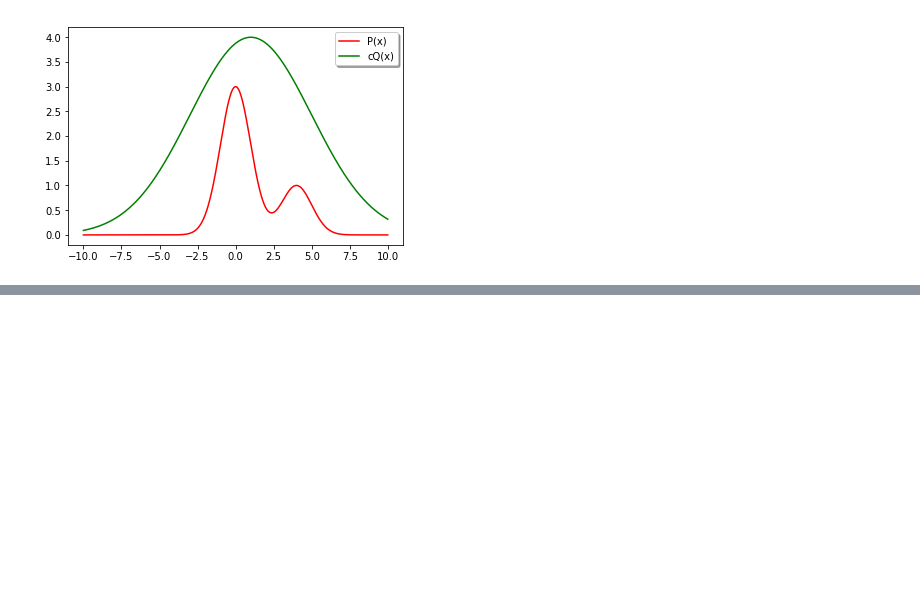
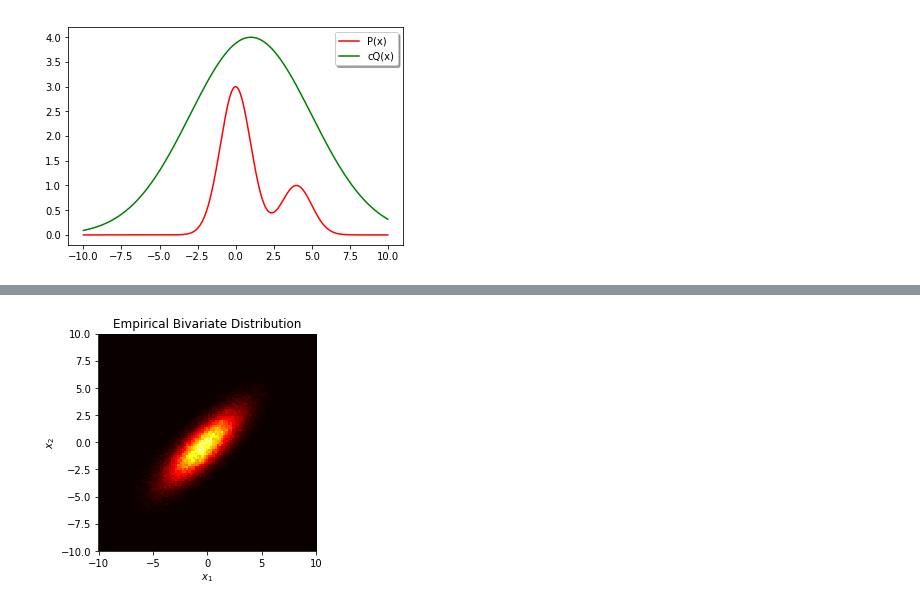
Before and after one commit to abdulfatir/sampling-methods-numpy, a Jupyter notebook: Monte-Carlo-Methods.ipynb, the cells around one changed output, grey strips where cells are left out. Cells and saved outputs as stored; diff of their text form; code cells hidden in the pictures; blank space fills up the shorter version.

```diff
--- a/Monte-Carlo-Methods.ipynb
+++ b/Monte-Carlo-Methods.ipynb
@@ -110,0 +205,21 @@ E[g(x)] = -1.12674, Error = 0.02414
+# %%
+x0 = [0, 0]
+xt = x0
+b = 0.8
+samples = []
+for i in range(100000):
+    x1_t = np.random.normal(b*xt[1], 1-b*b)
+    x2_t = np.random.normal(b*x1_t, 1-b*b)
+    xt = [x1_t, x2_t]
+    samples.append(xt)
+burn_in = 1000
+samples = np.array(samples[burn_in:])
+# %%
+im, x_, y_ = np.histogram2d(samples[:, 0], samples[:, 1], bins=100, normed=True)
+plt.imshow(im, extent=[-10, 10, -10, 10], cmap='hot', origin='lower', interpolation='nearest')
+plt.title('Empirical Bivariate Distribution')
+plt.xlabel('$x_1$')
+plt.ylabel('$x_2$')
+plt.show()
+# %% [output]
+[figure, added]
```
Also changed, not shown: parts of 16 cells of this notebook, 1 other file.
